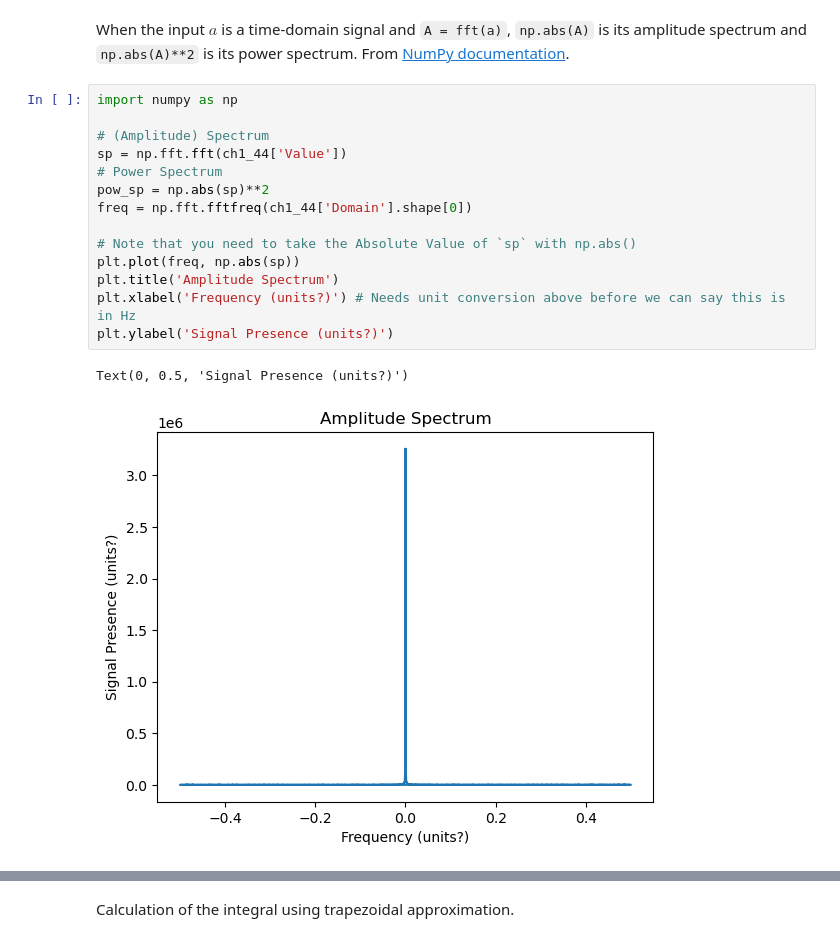
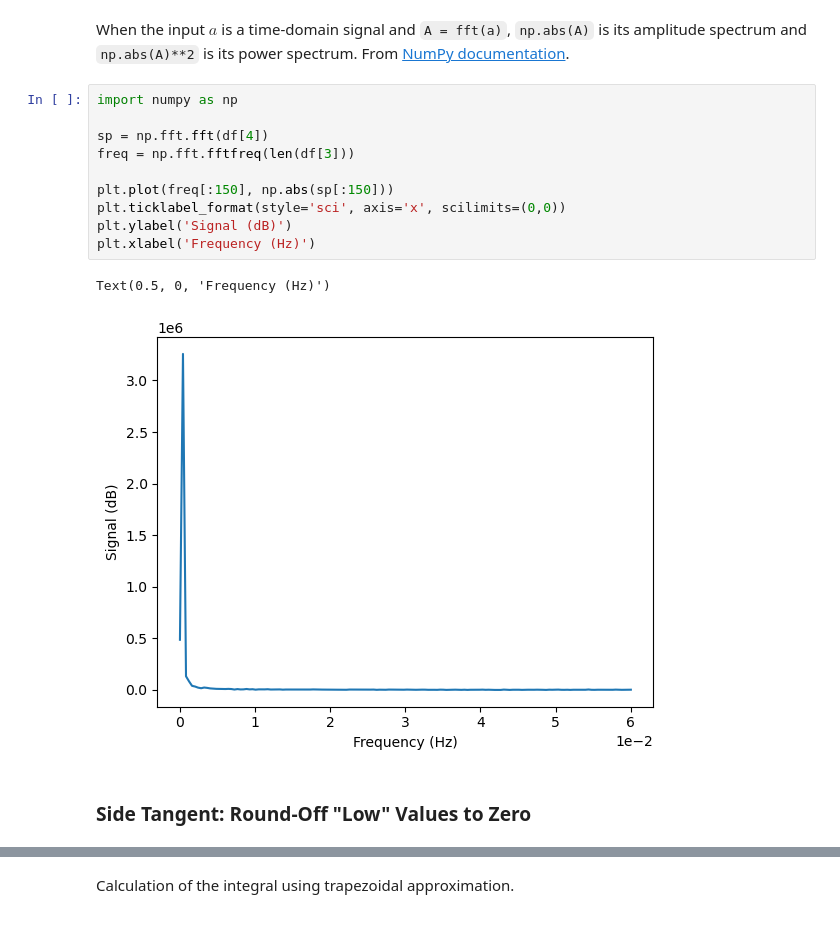
Before and after one commit to travis-dh/Fourier-Methods, a Jupyter notebook: Methods.ipynb, the cells around one changed output, grey strips where cells are left out. Cells and saved outputs as stored; diff of their text form.

```diff
--- a/Methods.ipynb
+++ b/Methods.ipynb
@@ -76,20 +59,18 @@ But, for the sake of the Fourier (or Inverse Fourier) Transforms, these shouldn'
 # %% [markdown]
 When the input $a$ is a time-domain signal and `A = fft(a)`, `np.abs(A)` is its amplitude spectrum and `np.abs(A)**2` is its power spectrum.
 From [NumPy documentation](https://numpy.org/doc/stable/reference/routines.fft.html).
-# %%
-import numpy as np
-
-# (Amplitude) Spectrum
-sp = np.fft.fft(ch1_44['Value'])
-# Power Spectrum
-pow_sp = np.abs(sp)**2
-freq = np.fft.fftfreq(ch1_44['Domain'].shape[0])
-
-# Note that you need to take the Absolute Value of `sp` with np.abs()
-plt.plot(freq, np.abs(sp))
-plt.title('Amplitude Spectrum')
-plt.xlabel('Frequency (units?)') # Needs unit conversion above before we can say this is in Hz
-plt.ylabel('Signal Presence (units?)')
-# %% [output]
-Text(0, 0.5, 'Signal Presence (units?)')
-[figure, removed]
+# %%
+import numpy as np
+
+sp = np.fft.fft(df[4])
+freq = np.fft.fftfreq(len(df[3]))
+
+plt.plot(freq[:150], np.abs(sp[:150]))
+plt.ticklabel_format(style='sci', axis='x', scilimits=(0,0))
+plt.ylabel('Signal (dB)')
+plt.xlabel('Frequency (Hz)')
+# %% [output]
+Text(0.5, 0, 'Frequency (Hz)')
+[figure, added]
+# %% [markdown]
+### Side Tangent: Round-Off "Low" Values to Zero
```
Also changed, not shown: parts of 16 cells of this notebook, 2 other files.
